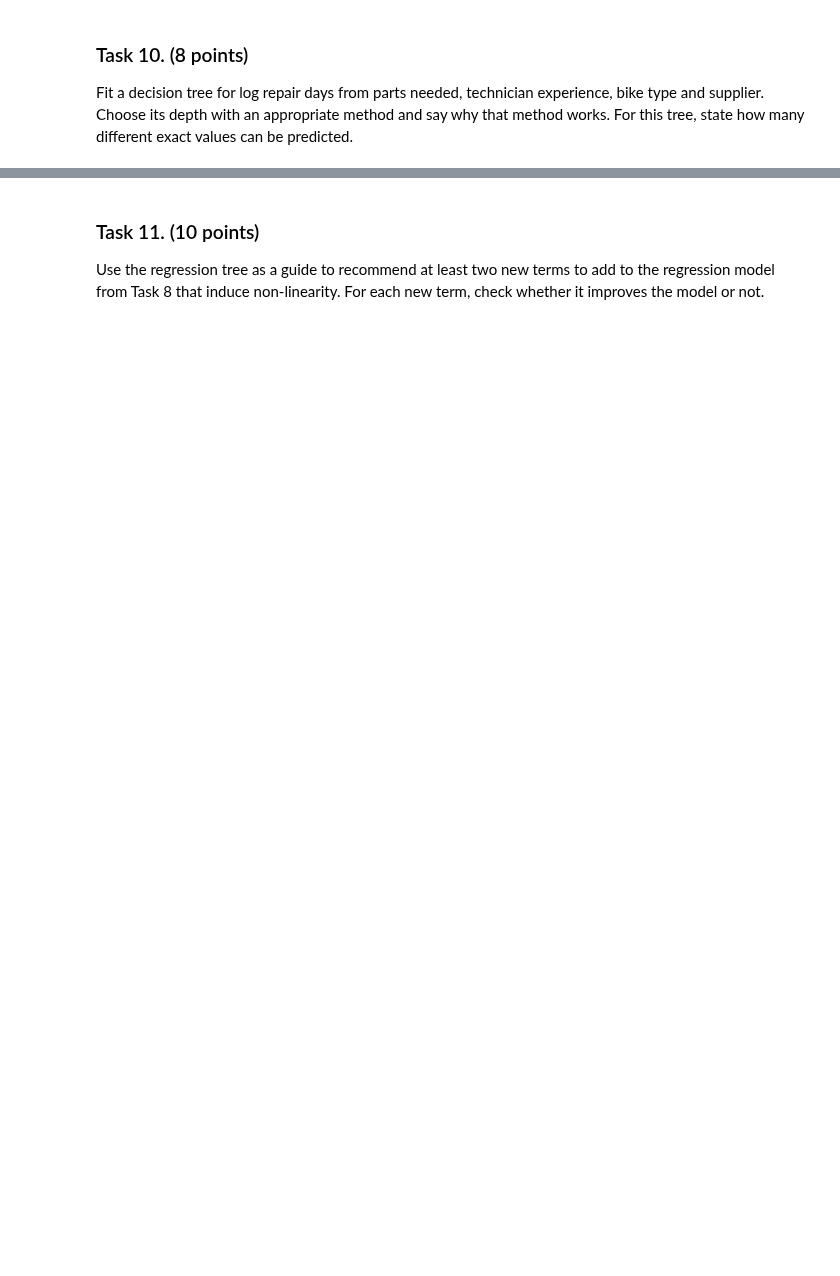
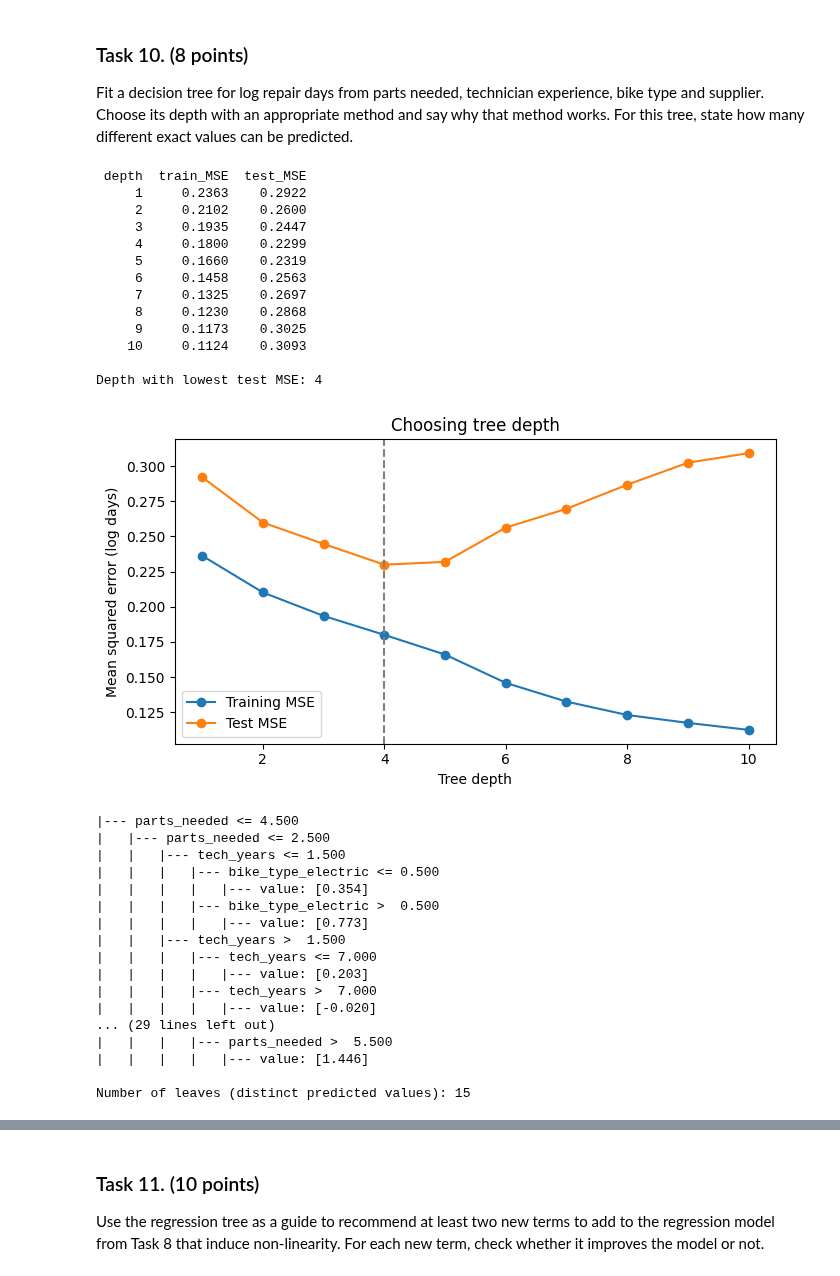
Before and after one commit to westonrh/school, a Jupyter notebook: F2026/Midterm/Stat_220_Midterm_TakeHome.ipynb, the cells around one changed output, grey strips where cells are left out. Drawn from its saved outputs; the diff is of its cells as text; code cells hidden in the pictures; blank space fills up the shorter version.

```diff
--- a/F2026/Midterm/Stat_220_Midterm_TakeHome.ipynb
+++ b/F2026/Midterm/Stat_220_Midterm_TakeHome.ipynb
@@ -130,4 +396,74 @@ _Your answer:_
 ### Task 10.  (8 points)
 
 Fit a decision tree for log repair days from parts needed, technician experience, bike type and supplier. Choose its depth with an appropriate method and say why that method works. For this tree, state how many different exact values can be predicted.
+# %%
+# Task 10: regression tree for log(days), depth chosen with a train/test split
+X = pd.get_dummies(repairs[["parts_needed", "tech_years", "bike_type", "new_supplier"]],
+                   columns=["bike_type"], dtype=int)
+y = repairs["log_days"]
+
+X_train, X_test, y_train, y_test = train_test_split(X, y, test_size=0.3, random_state=220)
+
+# Fit trees of increasing depth; score each on data it did NOT see during fitting
+results = []
+for d in range(1, 11):
+    tree = DecisionTreeRegressor(max_depth=d, random_state=220).fit(X_train, y_train)
+    train_mse = np.mean((tree.predict(X_train) - y_train) ** 2)
+    test_mse = np.mean((tree.predict(X_test) - y_test) ** 2)
+    results.append({"depth": d, "train_MSE": train_mse, "test_MSE": test_mse})
+results = pd.DataFrame(results)
+print(results.round(4).to_string(index=False))
+
+best_depth = int(results.loc[results["test_MSE"].idxmin(), "depth"])
+print(f"\nDepth with lowest test MSE: {best_depth}")
+
+fig, ax = plt.subplots(figsize=(7, 4))
+ax.plot(results["depth"], results["train_MSE"], marker="o", label="Training MSE")
+ax.plot(results["depth"], results["test_MSE"], marker="o", label="Test MSE")
+ax.axvline(best_depth, color="gray", linestyle="--")
+ax.set_xlabel("Tree depth")
+ax.set_ylabel("Mean squared error (log days)")
+ax.set_title("Choosing tree depth")
+ax.legend()
+plt.tight_layout()
+plt.show()
+
+# Final tree at the chosen depth
+tree10 = DecisionTreeRegressor(max_depth=best_depth, random_state=220).fit(X_train, y_train)
+print(export_text(tree10, feature_names=list(X.columns), decimals=3))
+
+# Number of distinct values the tree can predict = number of leaves
+print(f"Number of leaves (distinct predicted values): {tree10.get_n_leaves()}")
+# %% [output]
+ depth  train_MSE  test_MSE
+     1     0.2363    0.2922
+     2     0.2102    0.2600
+     3     0.1935    0.2447
+     4     0.1800    0.2299
+     5     0.1660    0.2319
+     6     0.1458    0.2563
+     7     0.1325    0.2697
+     8     0.1230    0.2868
+     9     0.1173    0.3025
+    10     0.1124    0.3093
+
+Depth with lowest test MSE: 4
+[figure, added]
+|--- parts_needed <= 4.500
+|   |--- parts_needed <= 2.500
+|   |   |--- tech_years <= 1.500
+|   |   |   |--- bike_type_electric <= 0.500
+|   |   |   |   |--- value: [0.354]
+|   |   |   |--- bike_type_electric >  0.500
+|   |   |   |   |--- value: [0.773]
+|   |   |--- tech_years >  1.500
+|   |   |   |--- tech_years <= 7.000
+|   |   |   |   |--- value: [0.203]
+|   |   |   |--- tech_years >  7.000
+|   |   |   |   |--- value: [-0.020]
+... (29 lines left out)
+|   |   |   |--- parts_needed >  5.500
+|   |   |   |   |--- value: [1.446]
+
+Number of leaves (distinct predicted values): 15
 # %% [markdown]
```
Also changed, not shown: parts of 17 cells of this notebook.
